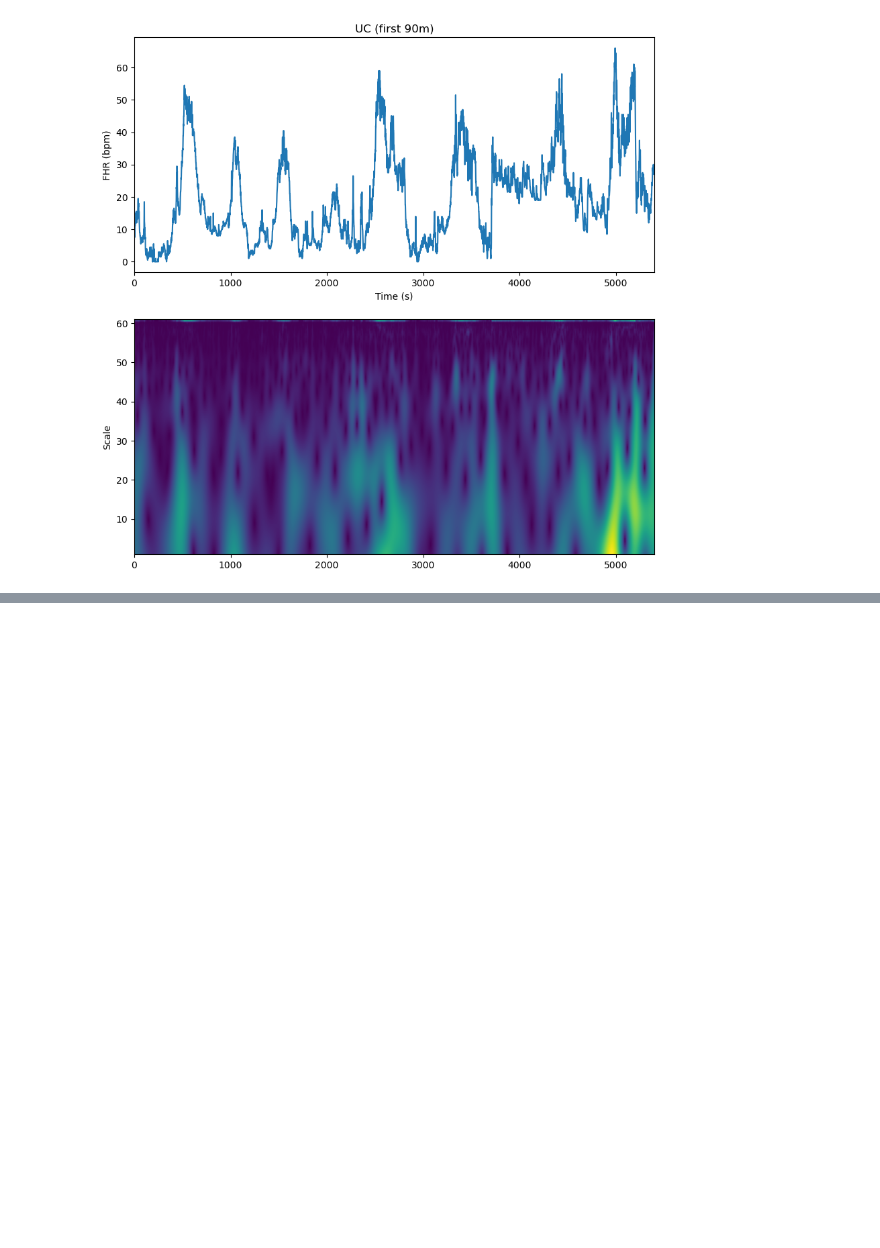
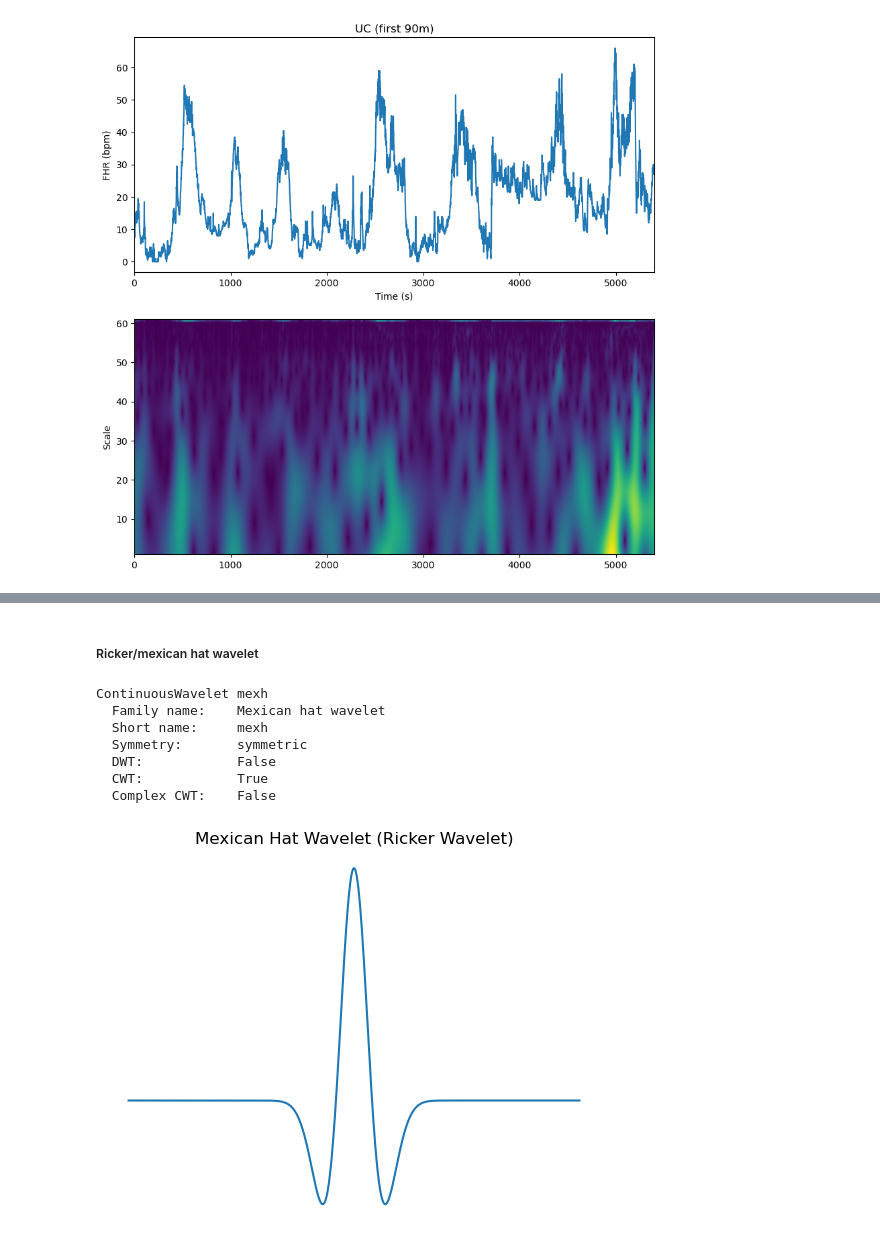
Before and after one commit to birth-outcomes/ctg_exploratory, a Jupyter notebook: 04_introduction_to_signal_transformation.ipynb, the cells around one changed output, grey strips where cells are left out. Drawn from its saved outputs; the diff is of its cells as text; code cells hidden in the pictures; blank space fills up the shorter version.

```diff
--- a/04_introduction_to_signal_transformation.ipynb
+++ b/04_introduction_to_signal_transformation.ipynb
@@ -565,0 +643,27 @@ This notebook covered four methods for signal transformation/multiresolution ana
+# %% [markdown]
+##### Ricker/mexican hat wavelet
+# %%
+print(pywt.ContinuousWavelet('mexh'))
+
+# Parameters
+width = 40
+t = np.linspace(-5, 5, 1000, endpoint=False)  # Time vector
+
+# Create the Mexican Hat wavelet
+mexican_hat_wavelet = signal.ricker(len(t), width)
+
+# Plot the Mexican Hat wavelet
+_, ax = plt.subplots()
+ax.plot(t, mexican_hat_wavelet)
+ax.set_title('Mexican Hat Wavelet (Ricker Wavelet)')
+ax.set_axis_off()
+plt.show()
+# %% [output]
+ContinuousWavelet mexh
+  Family name:    Mexican hat wavelet
+  Short name:     mexh
+  Symmetry:       symmetric
+  DWT:            False
+  CWT:            True
+  Complex CWT:    False
+[figure, added]
```
Also changed, not shown: parts of 10 cells of this notebook.
